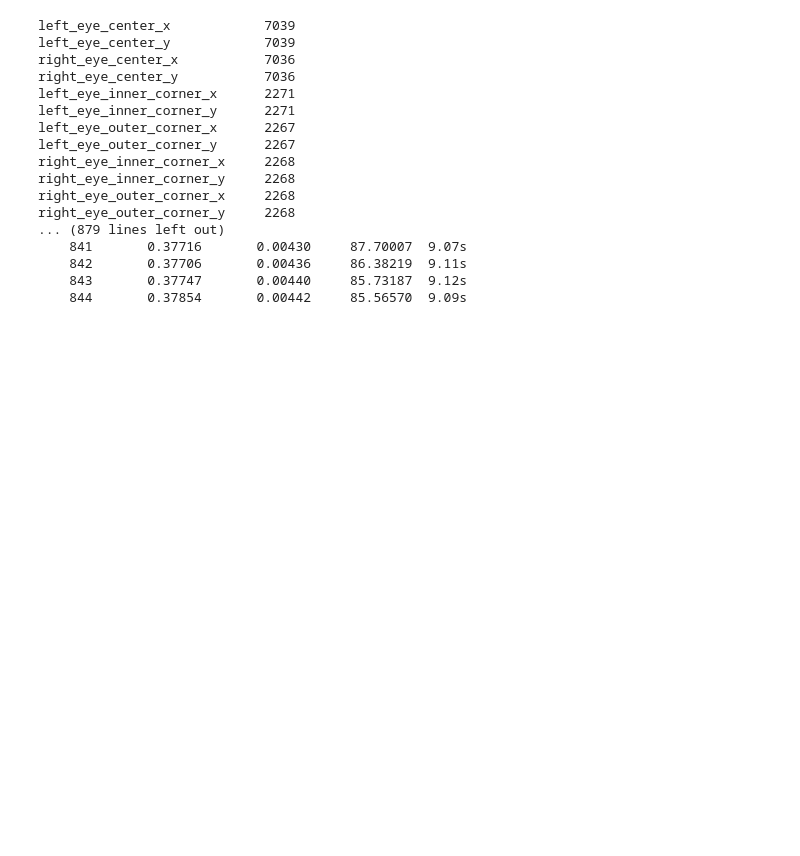
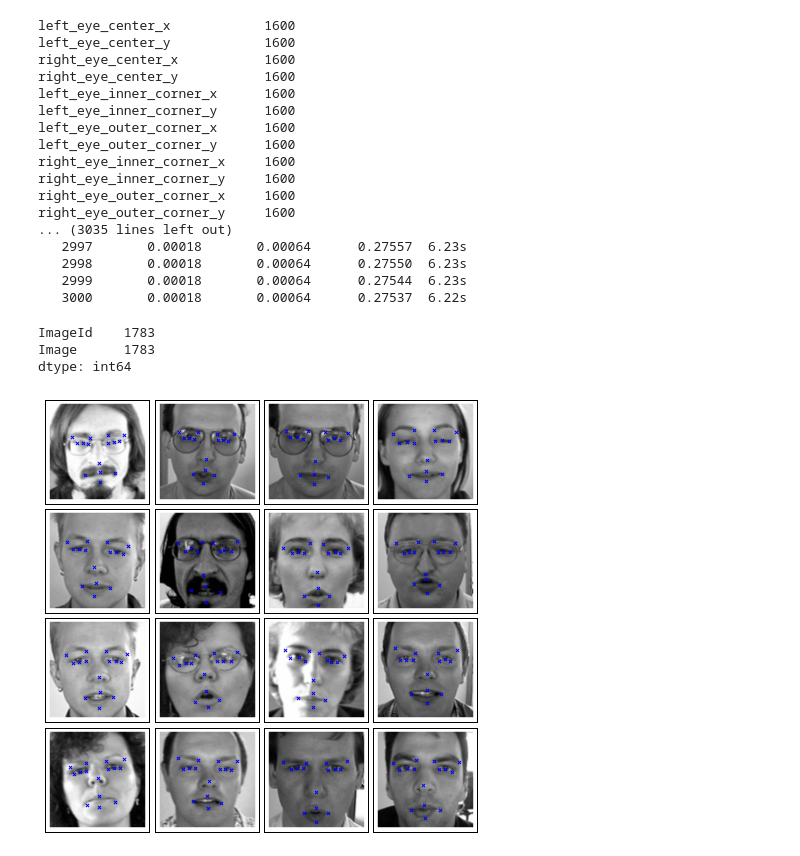
Before and after one commit to mjasek114/w207-Kaggle-Facial-Keypoint-Detection, a Jupyter notebook: Project/Source/James_&_Beth_CNN.ipynb, the cells around one changed output. Drawn from its saved outputs; the diff is of its cells as text; code cells hidden in the pictures; blank space fills up the shorter version.

```diff
--- a/Project/Source/James_&_Beth_CNN.ipynb
+++ b/Project/Source/James_&_Beth_CNN.ipynb
@@ -439,8 +439,8 @@ net3 = NeuralNet(
         ],
 
     input_shape=(None, 1, 96, 96),
-    conv1_num_filters=32, conv1_filter_size=(3, 3), pool1_pool_size=(2, 2),
-    conv2_num_filters=64, conv2_filter_size=(2, 2), pool2_pool_size=(2, 2),
+    conv1_num_filters=32, conv1_filter_size=(4, 4), pool1_pool_size=(2, 2),
+    conv2_num_filters=64, conv2_filter_size=(3, 3), pool2_pool_size=(2, 2),
     conv3_num_filters=128, conv3_filter_size=(2, 2), pool3_pool_size=(2, 2),
     hidden4_num_units=500, hidden5_num_units=500,
     output_num_units=30, output_nonlinearity=None,
@@ -452,13 +452,13 @@ net3 = NeuralNet(
     update_momentum=theano.shared(float32(0.9)),
 
     regression=True,
-    batch_iterator_train = WonkyBatchIterator(batch_size=128),
+    #batch_iterator_train = WonkyBatchIterator(batch_size=128),
 
     on_epoch_finished=[
     AdjustVariable('update_learning_rate', start=0.03, stop=0.0001),
     AdjustVariable('update_momentum', start=0.9, stop=0.999),],
 
-    max_epochs=1000,
+    max_epochs=3000,
     verbose=1,
     )
 
@@ -468,23 +468,44 @@ net3.fit(X, y)
 # Training for 1000 epochs will take a while.  We'll pickle the
 # trained model so that we can load it back later:
 import cPickle as pickle
-with open('net3.pickle', 'wb') as f:
+import datetime as dt
+#now = str(dt.datetime.now()).replace(' ','_')
+now = str(dt.datetime.now()).replace(' ','_').split('.')[0]
+with open('CNN' + now + '.pickle', 'wb') as f:
     pickle.dump(net3, f, -1)
 # %% [output]
-left_eye_center_x            7039
-left_eye_center_y            7039
-right_eye_center_x           7036
-right_eye_center_y           7036
-left_eye_inner_corner_x      2271
-left_eye_inner_corner_y      2271
-left_eye_outer_corner_x      2267
-left_eye_outer_corner_y      2267
-right_eye_inner_corner_x     2268
-right_eye_inner_corner_y     2268
-right_eye_outer_corner_x     2268
-right_eye_outer_corner_y     2268
-... (879 lines left out)
-    841       0.37716       0.00430     87.70007  9.07s
-    842       0.37706       0.00436     86.38219  9.11s
-    843       0.37747       0.00440     85.73187  9.12s
-    844       0.37854       0.00442     85.56570  9.09s
+left_eye_center_x            1600
+left_eye_center_y            1600
+right_eye_center_x           1600
+right_eye_center_y           1600
+left_eye_inner_corner_x      1600
+left_eye_inner_corner_y      1600
+left_eye_outer_corner_x      1600
+left_eye_outer_corner_y      1600
+right_eye_inner_corner_x     1600
+right_eye_inner_corner_y     1600
+right_eye_outer_corner_x     1600
+right_eye_outer_corner_y     1600
+... (3035 lines left out)
+   2997       0.00018       0.00064      0.27557  6.23s
+   2998       0.00018       0.00064      0.27550  6.23s
+   2999       0.00018       0.00064      0.27544  6.23s
+   3000       0.00018       0.00064      0.27537  6.22s
+# %%
+X, _ = load2d(test=True)
+y_pred = net3.predict(X)
+
+fig = pyplot.figure(figsize=(6, 6))
+fig.subplots_adjust(
+    left=0, right=1, bottom=0, top=1, hspace=0.05, wspace=0.05)
+
+for i in range(16):
+    ax = fig.add_subplot(4, 4, i+1, xticks=[], yticks=[])
+    plot_sample(X[i+100], y_pred[i+100], ax)
+
+pyplot.show()
+# %% [output]
+ImageId    1783
+Image      1783
+dtype: int64
+[figure, added]
```
Also changed, not shown: parts of 8 cells of this notebook, 1 other file.
